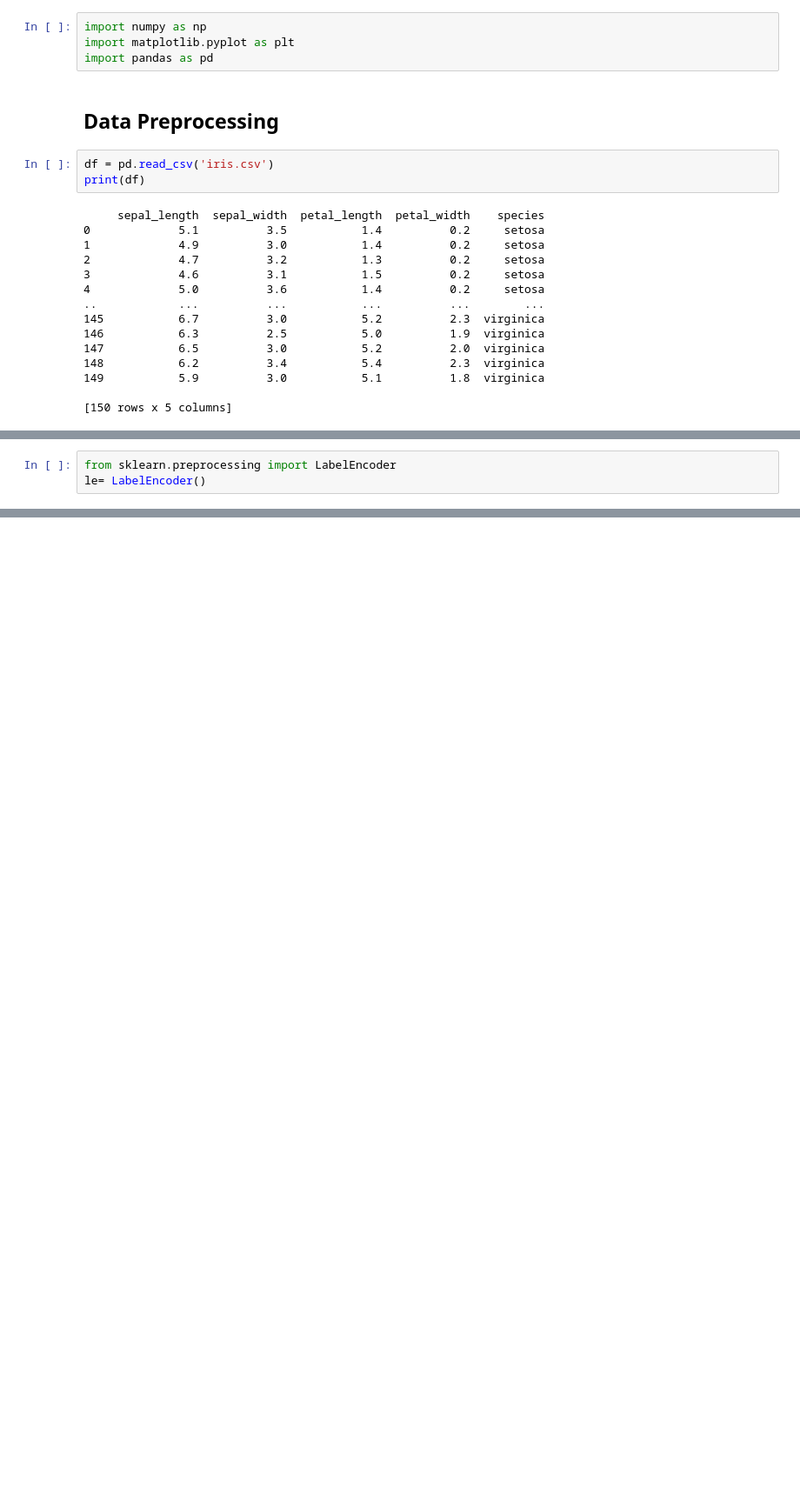
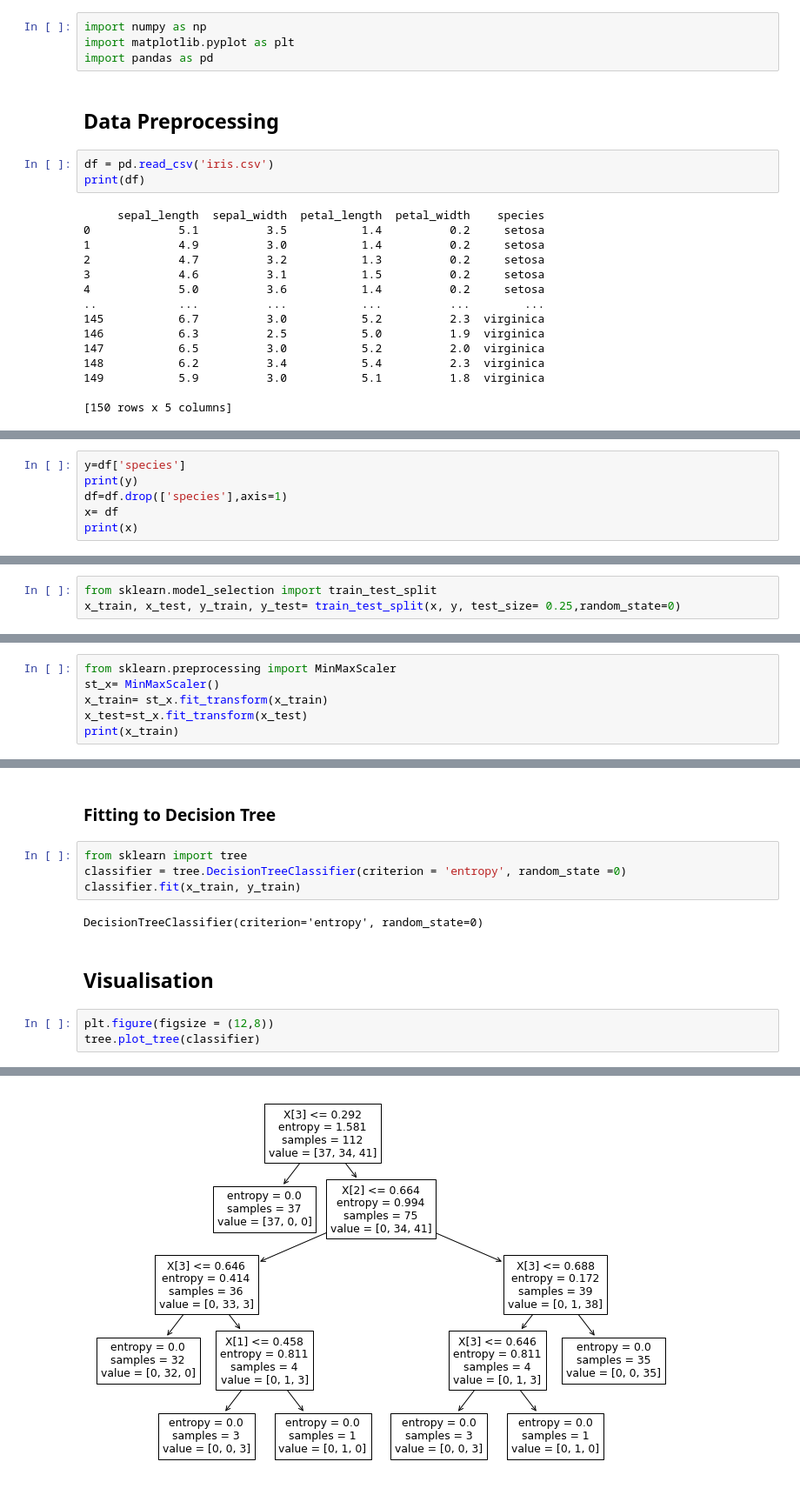
Before and after one commit to jeev-jo/S3_MCA_04, a Jupyter notebook: DS/cycle 9/Lab 13 14-10-2022.ipynb, the cells around one changed output, grey strips where cells are left out. Shown: that part at 87% size. Saved outputs shown, nothing was run; the diff lists cells and outputs as text; blank space fills up the shorter version.

```diff
--- a/DS/cycle 9/Lab 13 14-10-2022.ipynb
+++ b/DS/cycle 9/Lab 13 14-10-2022.ipynb
@@ -29,0 +39,6 @@ print(df)
+# %%
+y=df['species']
+print(y)
+df=df.drop(['species'],axis=1)
+x= df
+print(x)
@@ -30,3 +78,3 @@ print(df)
 # %%
-from sklearn.preprocessing import LabelEncoder
-le= LabelEncoder()
+from sklearn.model_selection import train_test_split
+x_train, x_test, y_train, y_test= train_test_split(x, y, test_size= 0.25,random_state=0)
@@ -32,0 +83,6 @@ le= LabelEncoder()
+# %%
+from sklearn.preprocessing import MinMaxScaler
+st_x= MinMaxScaler()
+x_train= st_x.fit_transform(x_train)
+x_test=st_x.fit_transform(x_test)
+print(x_train)
@@ -32,0 +107,14 @@ le= LabelEncoder()
+# %% [markdown]
+### Fitting to Decision Tree
+# %%
+from sklearn import tree
+classifier = tree.DecisionTreeClassifier(criterion = 'entropy', random_state =0)
+classifier.fit(x_train, y_train)
+# %% [output]
+DecisionTreeClassifier(criterion='entropy', random_state=0)
+# %% [markdown]
+## Visualisation
+# %%
+plt.figure(figsize = (12,8))
+tree.plot_tree(classifier)
+# %% [output]
@@ -32,0 +134 @@ le= LabelEncoder()
+[figure, added]
```
Also changed, not shown: parts of 22 cells of this notebook, 9 other files.
